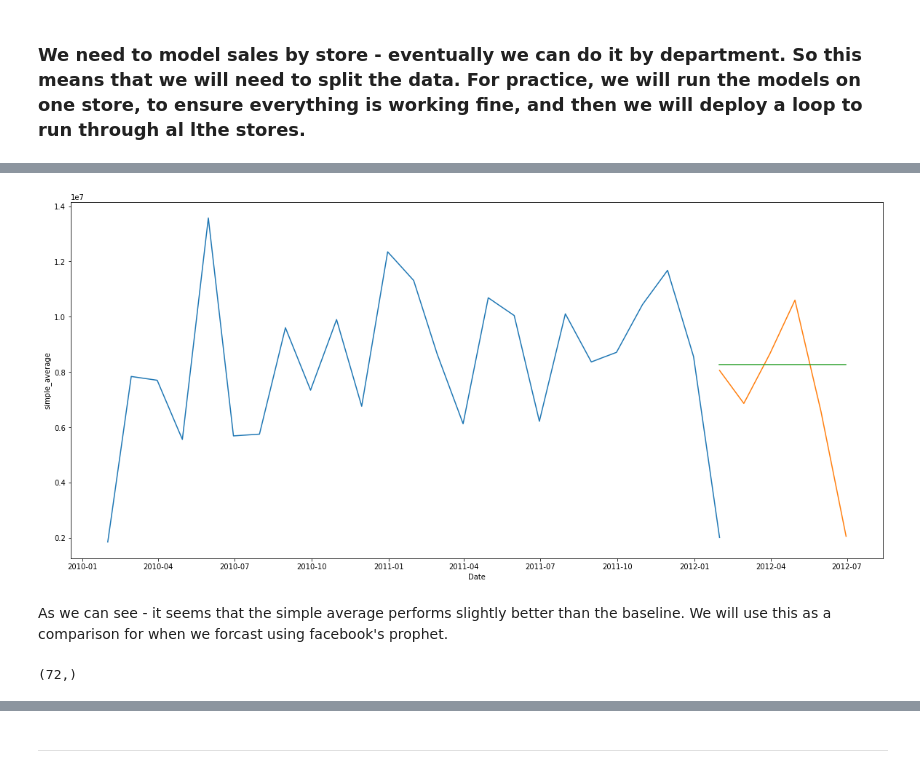
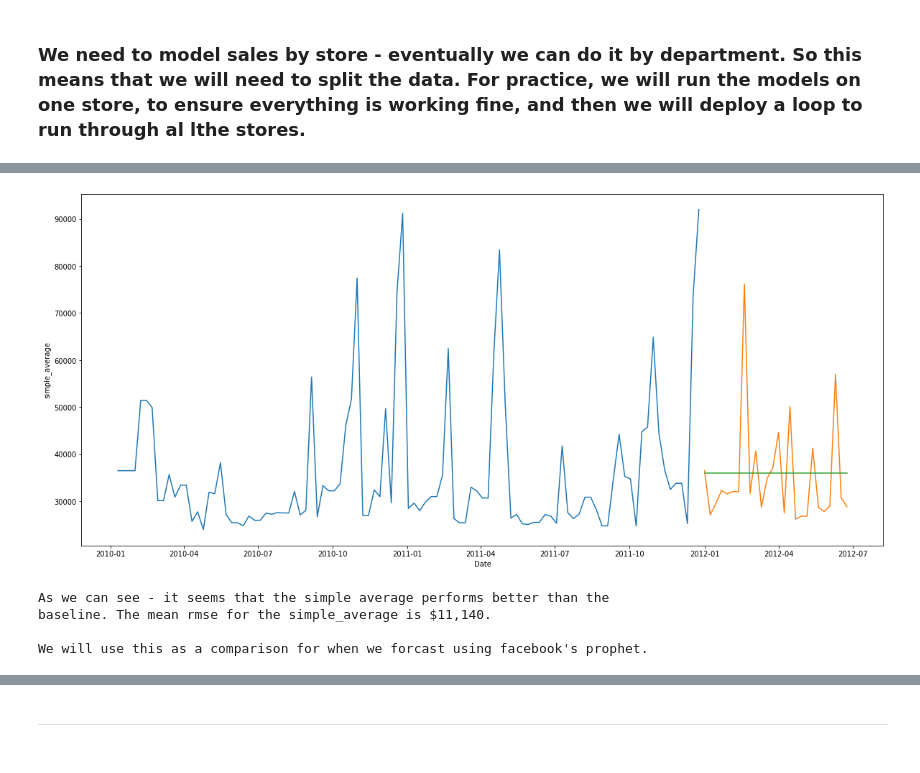
Before and after one commit to guedanie/retail-time-series-project, a Jupyter notebook: retail-time-series-analysis.ipynb, the cells around one changed output, grey strips where cells are left out. Saved outputs shown, nothing was run; the diff lists cells and outputs as text; code cells hidden in the pictures.

Commit message:
finished first round of modeling

```diff
--- a/retail-time-series-analysis.ipynb
+++ b/retail-time-series-analysis.ipynb
@@ -420,0 +461,2 @@ train_model.index[0], validate_model.index[0]
+# %%
+df = df.set_index("Date")
@@ -421,3 +486,11 @@ train_model.index[0], validate_model.index[0]
+# %%
+train = df[:"2011-12-31"]
+validate = df["2012-01":"2012-06"]
+test = df["2012-06":]
+# %%
+train_model = train[(train.Store== 4) & (train.Dept == 1)]
+# %%
+validate_model = validate[(validate.Store == 4) & (validate.Dept == 1)]
 # %%
 target_variable = "Weekly_Sales"
 # %%
@@ -463,6 +504,4 @@ predictions
 # %%
-model.plot_prediction("simple_average", "Weekly_Sales", test_model, validate_model, predictions)
+model.plot_prediction("simple_average", "Weekly_Sales", train_model, validate_model, predictions)
 # %% [output]
-[figure, old version]
+[figure, new version]
-# %% [markdown]
-As we can see - it seems that the simple average performs slightly better than the baseline. We will use this as a comparison for when we forcast using facebook's prophet.
@@ -470,0 +510,14 @@ df = prepare.wrangle_sales()
+# %%
+print(f'''
+
+As we can see - it seems that the simple average performs better than the
+baseline. The mean rmse for the simple_average is ${rmse:,.0f}.
+
+We will use this as a comparison for when we forcast using facebook's prophet.
+
+''')
+# %% [output]
+As we can see - it seems that the simple average performs better than the
+baseline. The mean rmse for the simple_average is $11,140.
+
+We will use this as a comparison for when we forcast using facebook's prophet.
@@ -473,4 +532,2 @@ df[["Store", "Dept", "Size"]] = df[["Store", "Dept", "Size"]].astype("object")
 # %%
-df[df.Store == 5].Dept.unique().shape
+df = df[(df.Store == 4) & (df.Dept == 1)]
-# %% [output]
-(72,)
```
Also changed, not shown: parts of 49 cells of this notebook.
